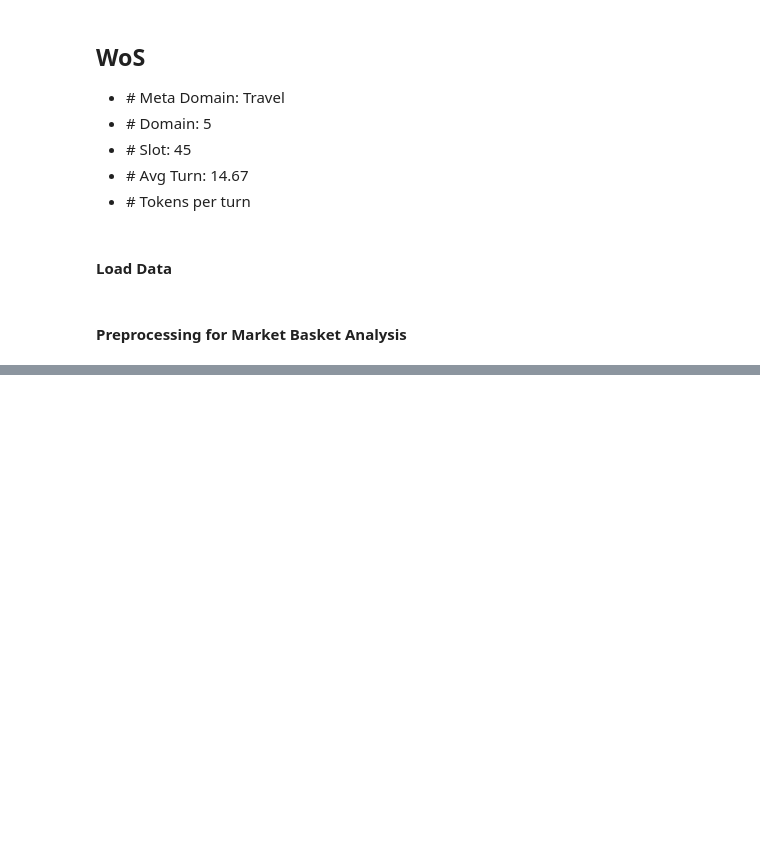
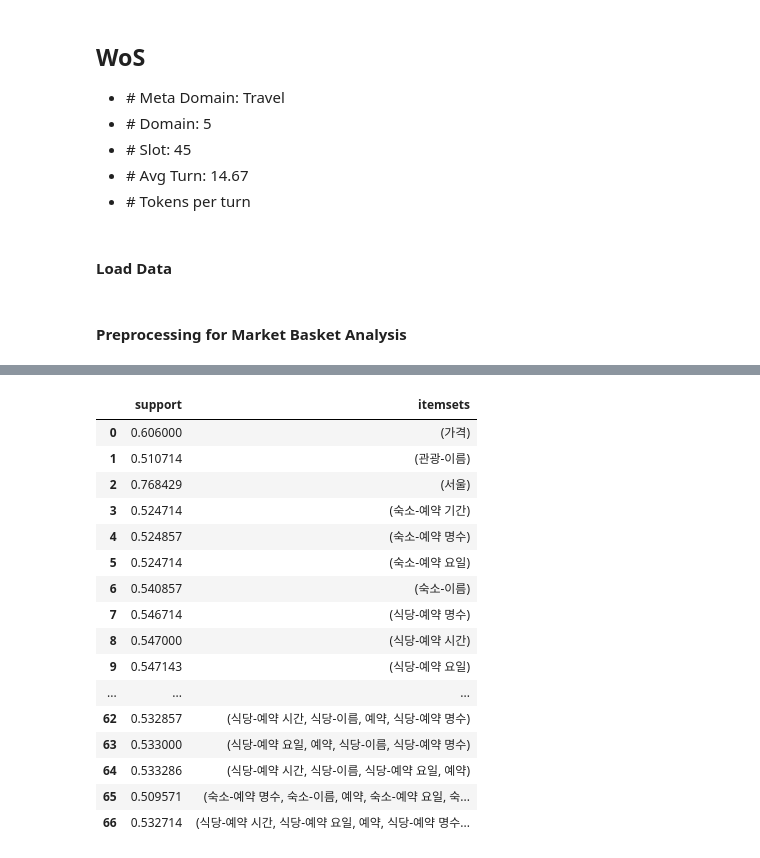
Before and after one commit to bcaitech1/p3-dst-freshtomato, a Jupyter notebook: notebooks/EDA - Market Basket Analysis.ipynb, the cells around one changed output, grey strips where cells are left out. Cells and saved outputs as stored; diff of their text form; code cells hidden in the pictures; blank space fills up the shorter version.

```diff
--- a/notebooks/EDA - Market Basket Analysis.ipynb
+++ b/notebooks/EDA - Market Basket Analysis.ipynb
@@ -89,0 +146,20 @@ temp
+# %%
+apriori_table
+# %% [output]
+|  | support | itemsets |
+| 0 | 0.606000 | (가격) |
+| 1 | 0.510714 | (관광-이름) |
+| 2 | 0.768429 | (서울) |
+| 3 | 0.524714 | (숙소-예약 기간) |
+| 4 | 0.524857 | (숙소-예약 명수) |
+| 5 | 0.524714 | (숙소-예약 요일) |
+| 6 | 0.540857 | (숙소-이름) |
+| 7 | 0.546714 | (식당-예약 명수) |
+| 8 | 0.547000 | (식당-예약 시간) |
+| 9 | 0.547143 | (식당-예약 요일) |
+| ... | ... | ... |
+| 62 | 0.532857 | (식당-예약 시간, 식당-이름, 예약, 식당-예약 명수) |
+| 63 | 0.533000 | (식당-예약 요일, 예약, 식당-이름, 식당-예약 명수) |
+| 64 | 0.533286 | (식당-예약 시간, 식당-이름, 식당-예약 요일, 예약) |
+| 65 | 0.509571 | (숙소-예약 명수, 숙소-이름, 예약, 숙소-예약 요일, 숙... |
+| 66 | 0.532714 | (식당-예약 시간, 식당-예약 요일, 예약, 식당-예약 명수... |
```
Also changed, not shown: parts of 15 cells of this notebook, 1 other file.
